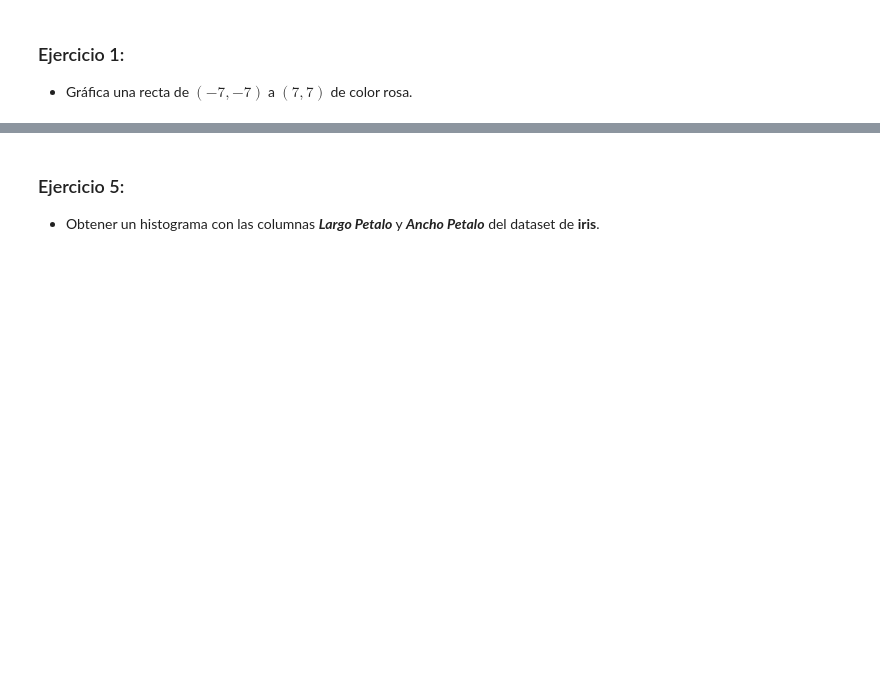
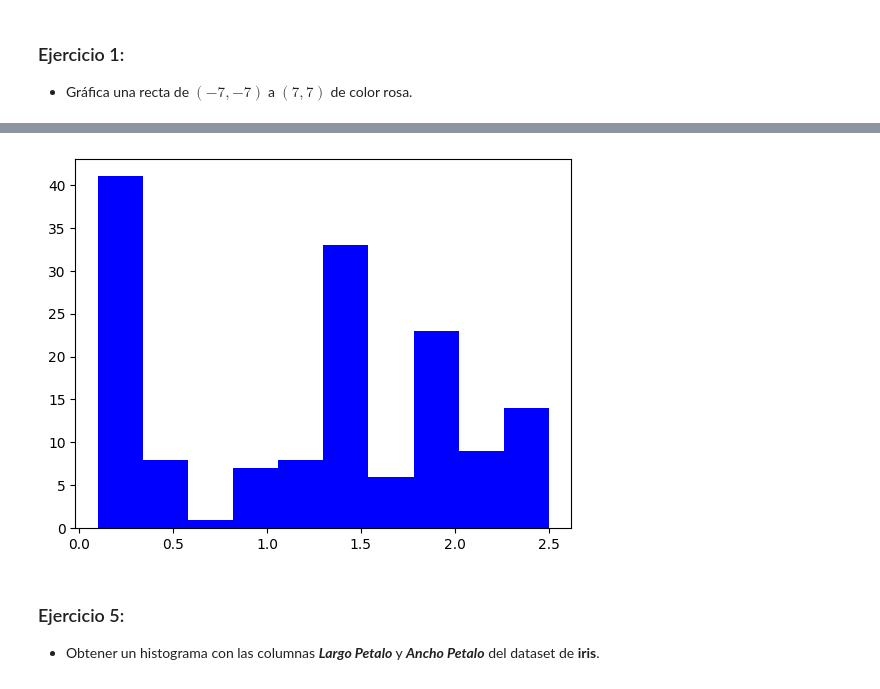
Before and after one commit to mplazap/Bootcamp_ejercicios, a Jupyter notebook: Tema 3 - Data Science/07.- Matplotlib/07.matplotlib_ejercicios.ipynb, the cells around one changed output, grey strips where cells are left out. Drawn from its saved outputs; the diff is of its cells as text; code cells hidden in the pictures; blank space fills up the shorter version.

```diff
--- a/Tema 3 - Data Science/07.- Matplotlib/07.matplotlib_ejercicios.ipynb
+++ b/Tema 3 - Data Science/07.- Matplotlib/07.matplotlib_ejercicios.ipynb
@@ -38,3 +66,10 @@ print(f"matplotlib=={matplotlib.__version__}")
+# %%
+# Histograma con pandas (Tambien usa matplotlib)
+df['Ancho Petalo'].hist(bins=10, color='blue')
+plt.grid(visible=False) # No muestra la cuadricula
+plt.show()
+# %% [output]
+[figure, added]
 # %% [markdown]
 ### Ejercicio 5:
 - Obtener un histograma con las columnas _**Largo Petalo**_ y _**Ancho Petalo**_ del dataset de **iris**.
```
Also changed, not shown: parts of 14 cells of this notebook.
